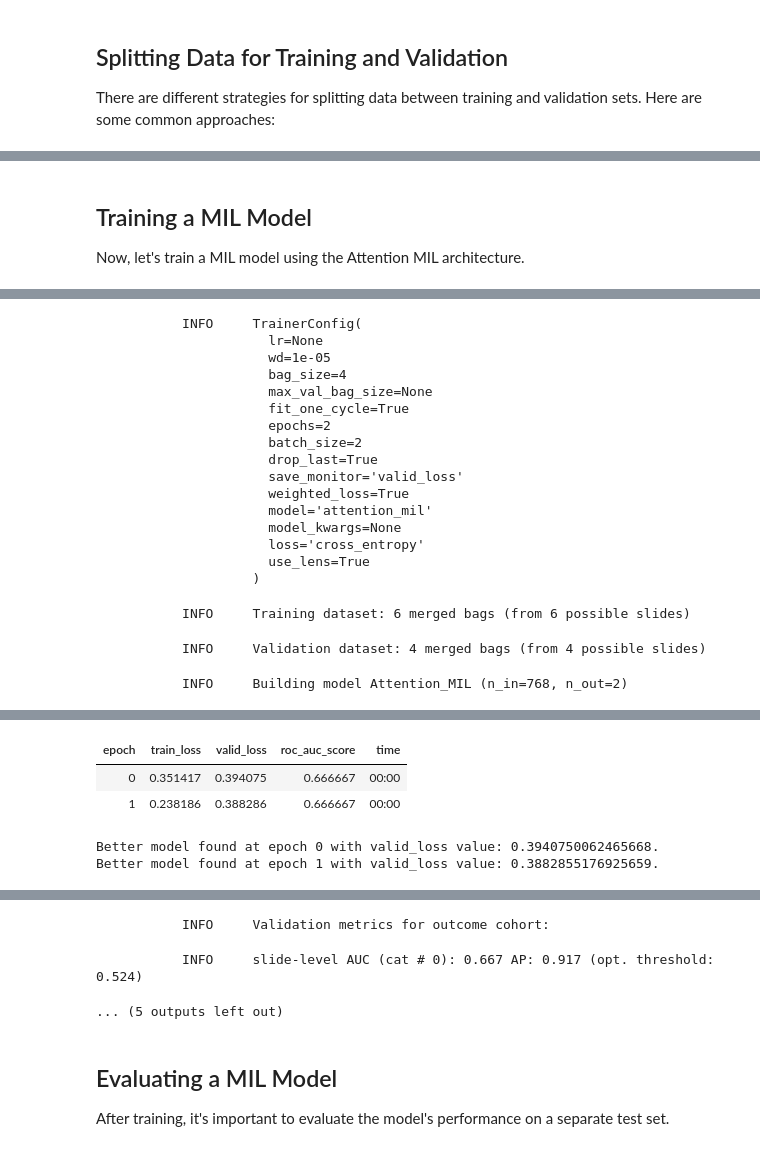
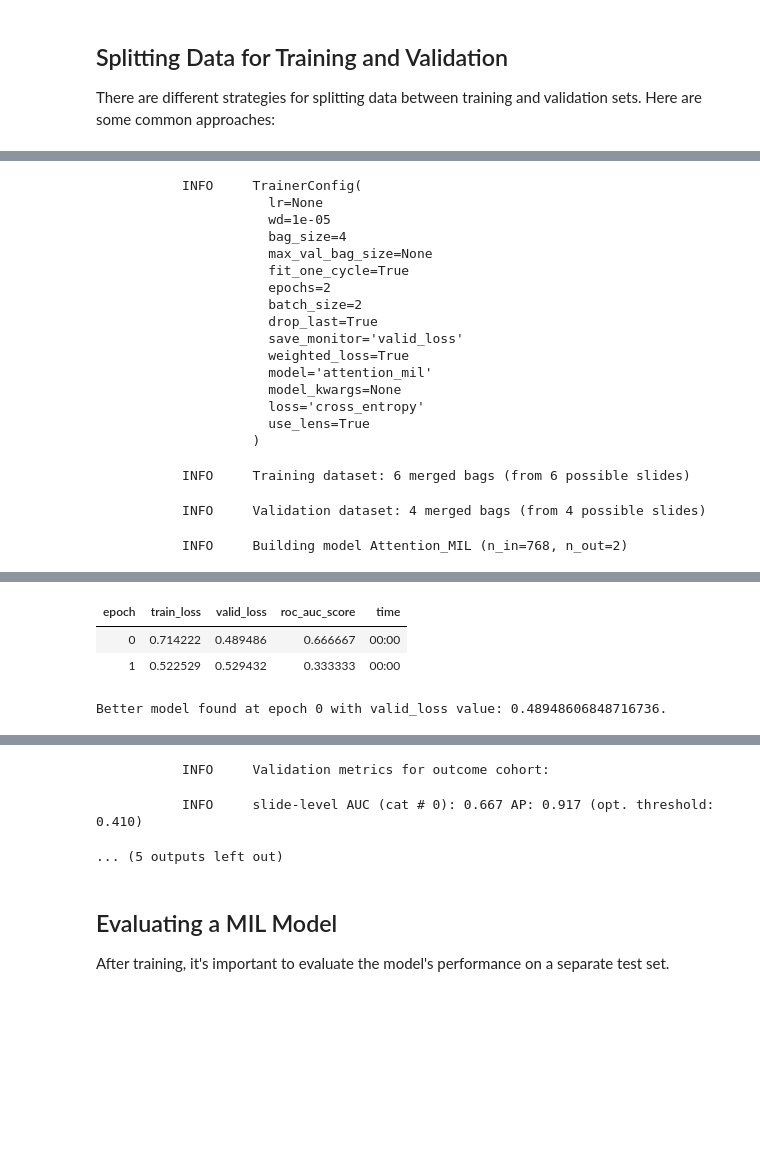
Before and after one commit to pearson-laboratory/slideflow-tutorials, a Jupyter notebook: Slideflow_mil.ipynb, the cells around one changed output, grey strips where cells are left out. Drawn from its saved outputs; the diff is of its cells as text; code cells hidden in the pictures; blank space fills up the shorter version.

```diff
--- a/Slideflow_mil.ipynb
+++ b/Slideflow_mil.ipynb
@@ -79,13 +121,4 @@ for Jupyter support
-# %% [markdown]
-## Training a MIL Model
-
-Now, let's train a MIL model using the Attention MIL architecture.
 # %%
-extractor = 'ctranspath'
-model = 'attention_mil'
-
-config = mil_config(model, epochs=2, bag_size=4, batch_size=2)
-
 P.train_mil(
     config=config,
     exp_label=f'{extractor}_{model}',
@@ -120,5 +153,4 @@ P.train_mil(
 | epoch | train_loss | valid_loss | roc_auc_score | time |
-| 0 | 0.351417 | 0.394075 | 0.666667 | 00:00 |
-| 1 | 0.238186 | 0.388286 | 0.666667 | 00:00 |
+| 0 | 0.714222 | 0.489486 | 0.666667 | 00:00 |
+| 1 | 0.522529 | 0.529432 | 0.333333 | 00:00 |
-Better model found at epoch 0 with valid_loss value: 0.3940750062465668.
-Better model found at epoch 1 with valid_loss value: 0.3882855176925659.
+Better model found at epoch 0 with valid_loss value: 0.48948606848716736.
@@ -127,6 +159,6 @@ Better model found at epoch 1 with valid_loss value: 0.3882855176925659.
                     s.parquet
            INFO     Validation metrics for outcome cohort:
-           INFO     slide-level AUC (cat # 0): 0.667 AP: 0.917 (opt. threshold: 0.524)
+           INFO     slide-level AUC (cat # 0): 0.667 AP: 0.917 (opt. threshold: 0.410)
 ... (5 outputs left out)
 # %% [markdown]
 ## Evaluating a MIL Model
```
Also changed, not shown: parts of 11 cells of this notebook.
